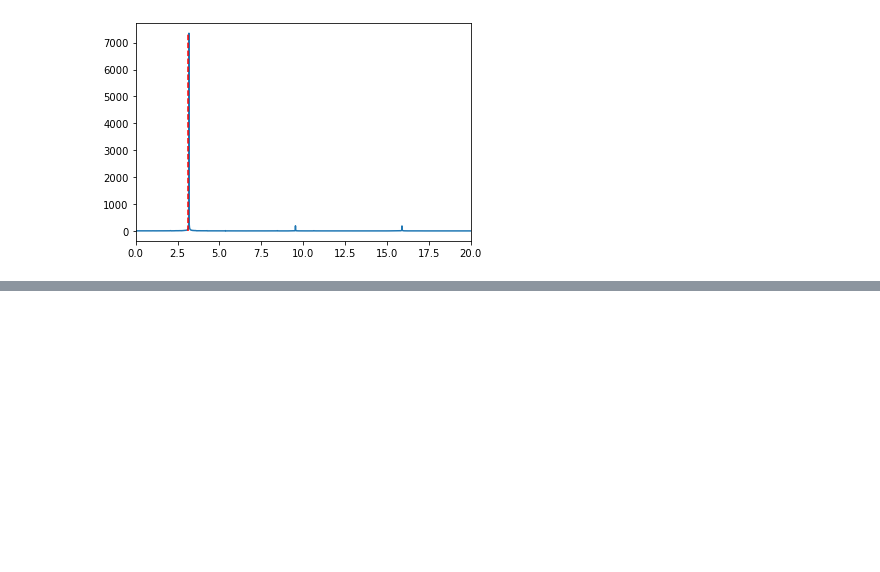
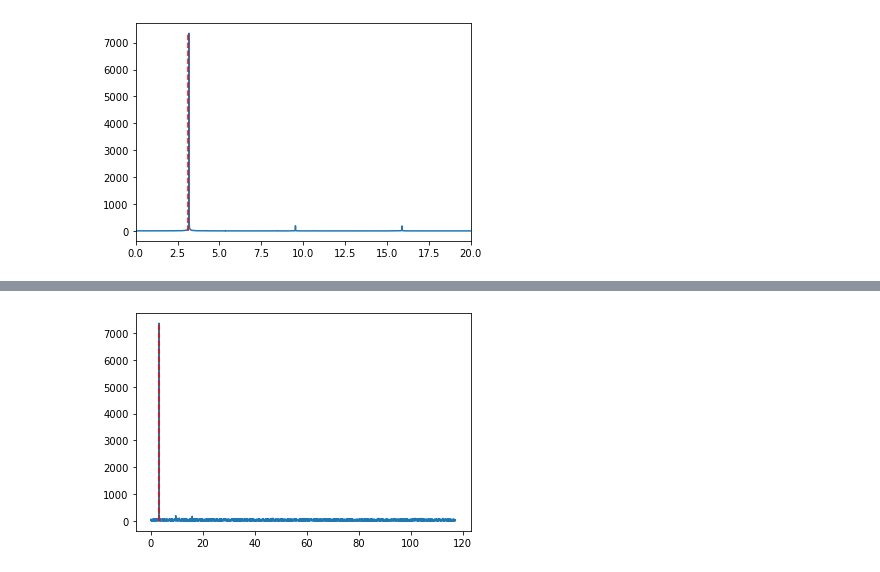
Before and after one commit to richmf/FisComp26-2, a Jupyter notebook: Clase 14 (Sist solar 2).ipynb, the cells around one changed output, grey strips where cells are left out. Saved outputs shown, nothing was run; the diff lists cells and outputs as text; code cells hidden in the pictures; blank space fills up the shorter version.

```diff
--- a/Clase 14 (Sist solar 2).ipynb
+++ b/Clase 14 (Sist solar 2).ipynb
@@ -69,0 +85,10 @@ plt.show()
+# %%
+d_T , N = x_v_cont.t[1]-x_v_cont.t[0] , len(x_v_cont.t)
+T_x = sf.fft(x_v_ruido)[:N//2]
+T_t = abs(sf.fftfreq(N,d_T))[:N//2]
+plt.plot(T_t,abs(T_x))
+plt.vlines([np.pi],0,max(abs(T_x)),ls='dashed',color='red')
+#plt.xlim([0,20])
+plt.show()
+# %% [output]
+[figure, added]
```
Also changed, not shown: parts of 3 cells of this notebook, 1 other file.
